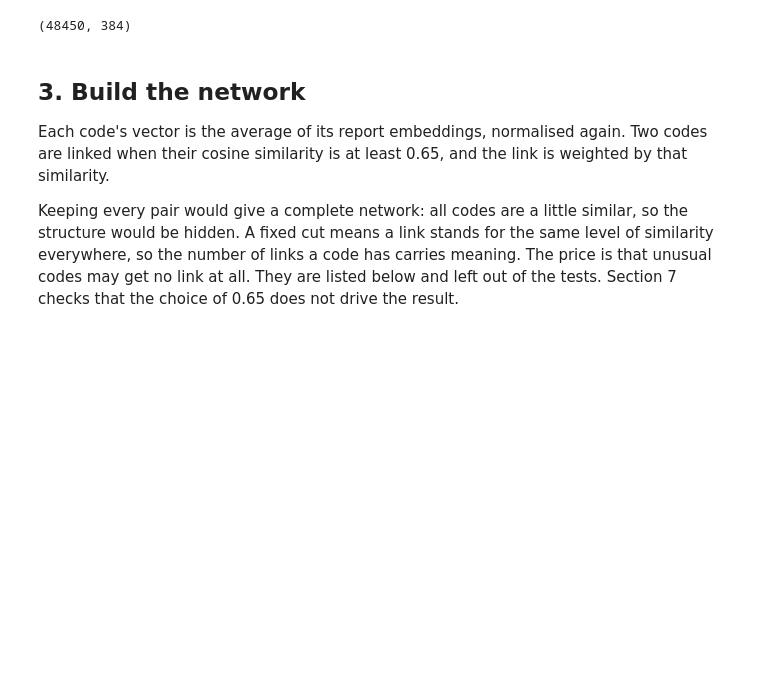
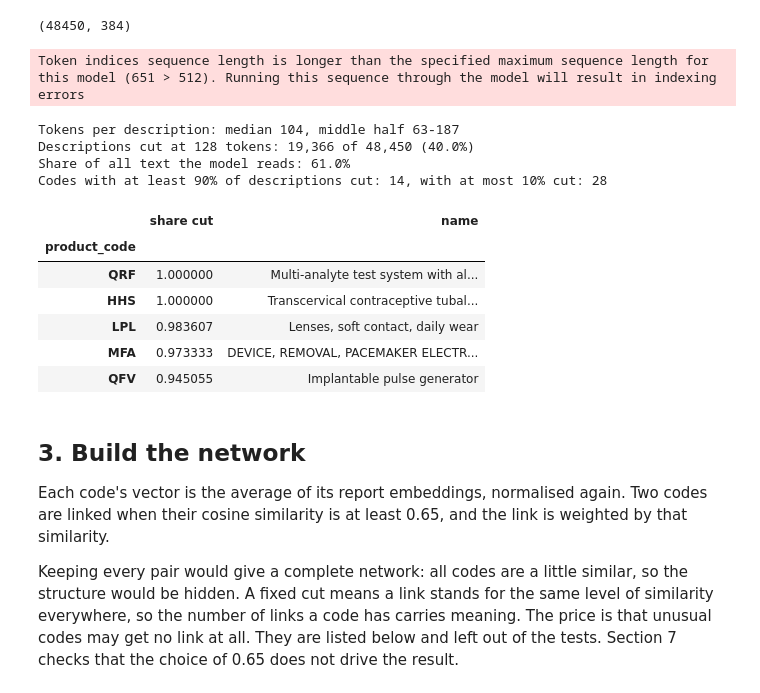
Before and after one commit to albertcasajuana01/social_graphs_project, a Jupyter notebook: text_similarity_network.ipynb, the cells around one changed output. Drawn from its saved outputs; the diff is of its cells as text; code cells hidden in the pictures; blank space fills up the shorter version.

```diff
--- a/text_similarity_network.ipynb
+++ b/text_similarity_network.ipynb
@@ -199,6 +203,35 @@ assert len(embeddings) == len(sample), "embeddings do not match the sample; dele
 embeddings.shape
 # %% [output]
 (48450, 384)
+# %%
+# How much of each description the model reads. It sees at most 128 tokens, [CLS] and [SEP] included,
+# so longer descriptions are cut and only their opening is embedded.
+from transformers import AutoTokenizer
+
+tokenizer = AutoTokenizer.from_pretrained("sentence-transformers/all-MiniLM-L6-v2")
+n_tokens = pd.Series([len(ids) for ids in tokenizer(sample["event_description"].tolist())["input_ids"]], index=sample.index)
+is_cut = n_tokens > 128
+text_tokens = n_tokens - 2
+print(f"Tokens per description: median {n_tokens.median():.0f}, middle half {n_tokens.quantile(0.25):.0f}-{n_tokens.quantile(0.75):.0f}")
+print(f"Descriptions cut at 128 tokens: {is_cut.sum():,} of {len(is_cut):,} ({is_cut.mean():.1%})")
+print(f"Share of all text the model reads: {text_tokens.clip(upper=126).sum() / text_tokens.sum():.1%}")
+
+cut_per_code = is_cut.groupby(sample["product_code"]).mean()
+print(f"Codes with at least 90% of descriptions cut: {(cut_per_code >= 0.9).sum()}, with at most 10% cut: {(cut_per_code <= 0.1).sum()}")
+cut_per_code.sort_values(ascending=False).head(5).rename("share cut").to_frame().join(codes["name"])
+# %% [output]
+Token indices sequence length is longer than the specified maximum sequence length for this model (651 > 512). Running this sequence through the model will result in indexing errors
+Tokens per description: median 104, middle half 63-187
+Descriptions cut at 128 tokens: 19,366 of 48,450 (40.0%)
+Share of all text the model reads: 61.0%
+Codes with at least 90% of descriptions cut: 14, with at most 10% cut: 28
+|  | share cut | name |
+| product_code |  |  |
+| QRF | 1.000000 | Multi-analyte test system with al... |
+| HHS | 1.000000 | Transcervical contraceptive tubal... |
+| LPL | 0.983607 | Lenses, soft contact, daily wear |
+| MFA | 0.973333 | DEVICE, REMOVAL, PACEMAKER ELECTR... |
+| QFV | 0.945055 | Implantable pulse generator |
 # %% [markdown]
 ## 3. Build the network
 
```
Also changed, not shown: parts of 9 cells of this notebook, 1 other file.
